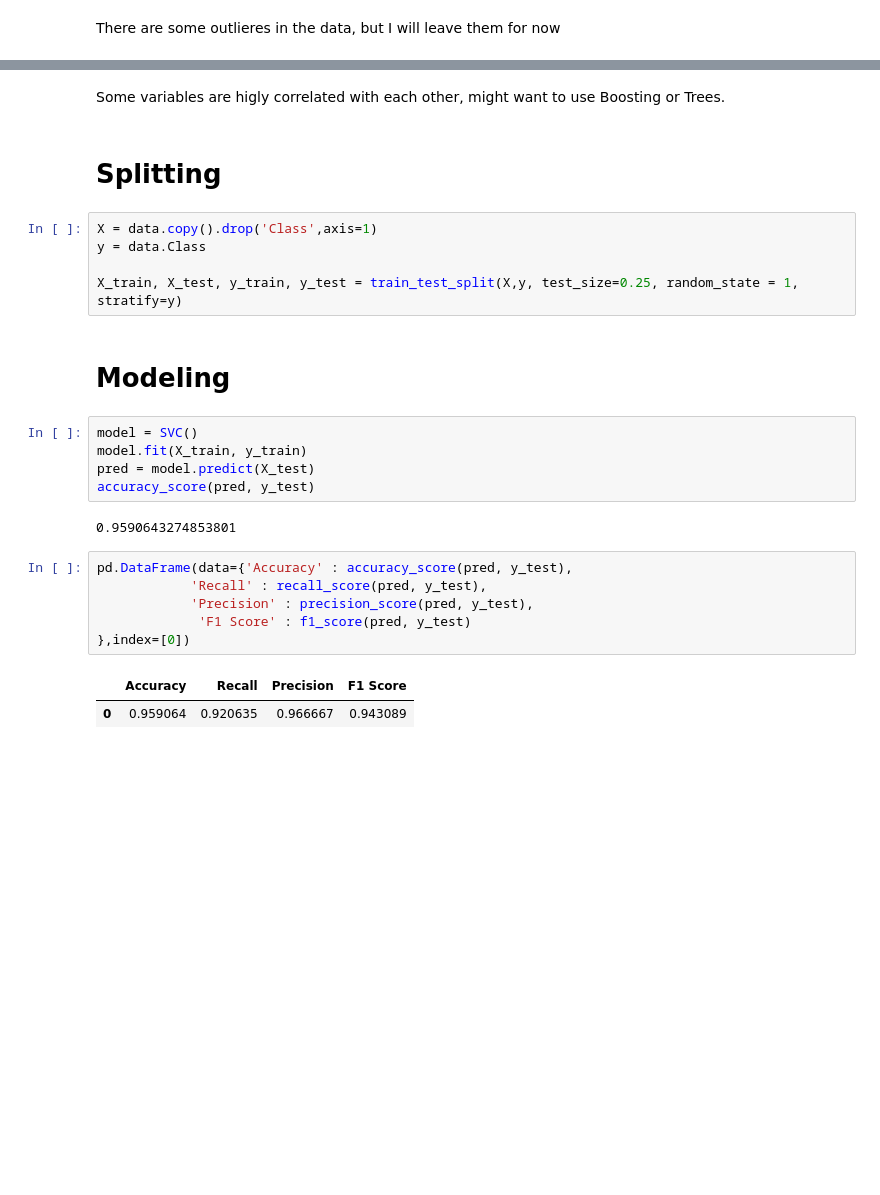
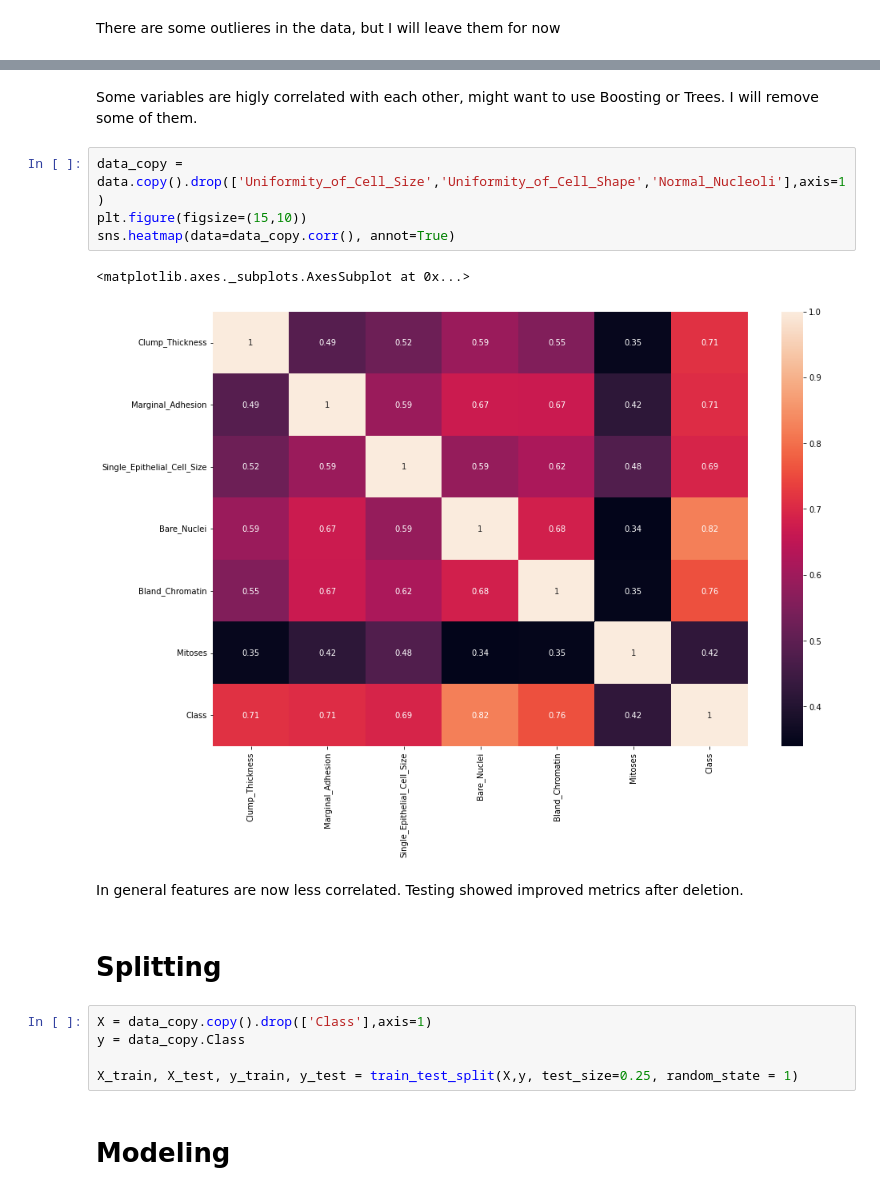
Before and after one commit to pustelnikk/breast-cancer, a Jupyter notebook: Breast_Cancer_Notebook.ipynb, the cells around one changed output, grey strips where cells are left out. Cells and saved outputs as stored; diff of their text form; blank space fills up the shorter version.

Commit message:
Extended EDA and cleaning, performed modeling and basic evalutaion

```diff
--- a/Breast_Cancer_Notebook.ipynb
+++ b/Breast_Cancer_Notebook.ipynb
@@ -184,28 +165,21 @@ sns.heatmap(data=data.corr(), annot=True)
 [figure]
 # %% [markdown]
-Some variables are higly correlated with each other, might want to use Boosting or Trees.
+Some variables are higly correlated with each other, might want to use Boosting or Trees. I will remove some of them.
+# %%
+data_copy = data.copy().drop(['Uniformity_of_Cell_Size','Uniformity_of_Cell_Shape','Normal_Nucleoli'],axis=1)
+plt.figure(figsize=(15,10))
+sns.heatmap(data=data_copy.corr(), annot=True)
+# %% [output]
+<matplotlib.axes._subplots.AxesSubplot at 0x...>
+[figure, added]
+# %% [markdown]
+In general features are now less correlated. Testing showed improved metrics after deletion.
 # %% [markdown]
 # Splitting
 # %%
-X = data.copy().drop('Class',axis=1)
-y = data.Class
+X = data_copy.copy().drop(['Class'],axis=1)
+y = data_copy.Class
 
-X_train, X_test, y_train, y_test = train_test_split(X,y, test_size=0.25, random_state = 1, stratify=y)
+X_train, X_test, y_train, y_test = train_test_split(X,y, test_size=0.25, random_state = 1)
 # %% [markdown]
 # Modeling
-# %%
-model = SVC()
-model.fit(X_train, y_train)
-pred = model.predict(X_test)
-accuracy_score(pred, y_test)
-# %% [output]
-0.9590643274853801
-# %%
-pd.DataFrame(data={'Accuracy' : accuracy_score(pred, y_test),
-            'Recall' : recall_score(pred, y_test),
-            'Precision' : precision_score(pred, y_test),
-             'F1 Score' : f1_score(pred, y_test)
-},index=[0])
-# %% [output]
-|  | Accuracy | Recall | Precision | F1 Score |
-| 0 | 0.959064 | 0.920635 | 0.966667 | 0.943089 |
```
Also changed, not shown: parts of 13 cells of this notebook.
